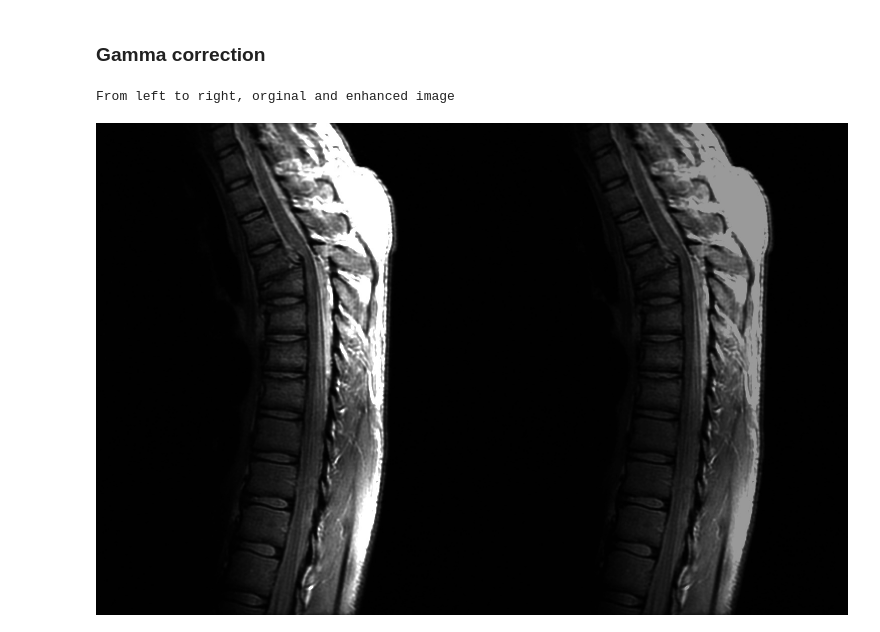
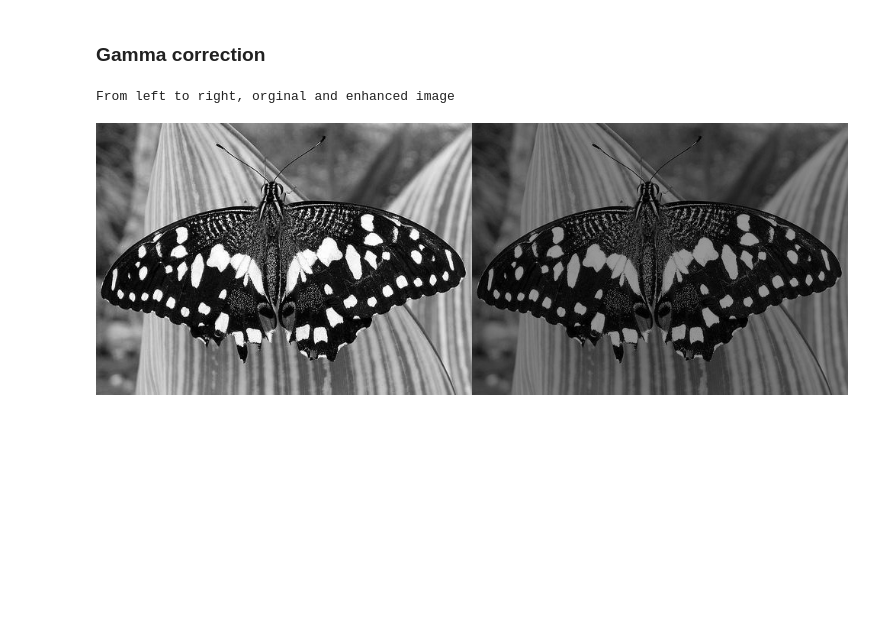
Before and after one commit to rachid-el-kedmiri/digital_image_processing, a Jupyter notebook: homework_001.ipynb, the cells around one changed output. Saved outputs shown, nothing was run; the diff lists cells and outputs as text; code cells hidden in the pictures; blank space fills up the shorter version.

```diff
--- a/homework_001.ipynb
+++ b/homework_001.ipynb
@@ -133,7 +133,7 @@ def Rdynamique(image):
 # %%
 # Testing the function Rdynamic
 # let's first make an image darker
-image = cv.imread('gray.jpg', 0)
+image = load_image('gray.jpg')
 
 # reducing the intensity values of an image will result
 # of having low intensity values hence making an image darker
@@ -222,16 +222,16 @@ From left to right, orginal and enhanced image
 ### Gamma correction
 # %%
 # orginal image
-image = cv.imread('fractured_spine.tif', 0)
+image = load_image('gray.jpg')
 
 input_image = np.vectorize(lambda x: x / 4 )(image).astype('uint8')
 
 gamma, c = 1.1, 1
 
 def gamma_correction(x):
     return c * math.pow(x, 1 / gamma)
 
 test_point_enhancement_function(gamma_correction, image)
 # %% [output]
 From left to right, orginal and enhanced image
-[figure, old version]
+[figure, new version]
```
Also changed, not shown: parts of 5 cells of this notebook, 4 other files.
